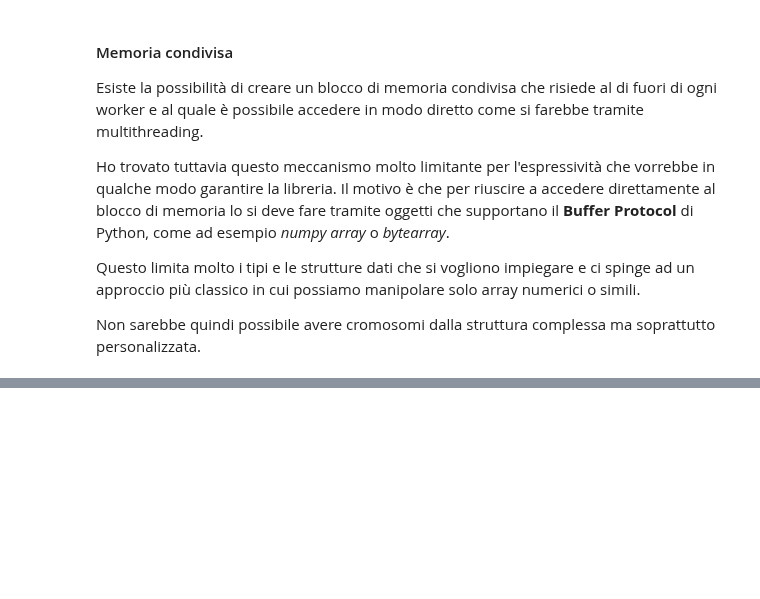
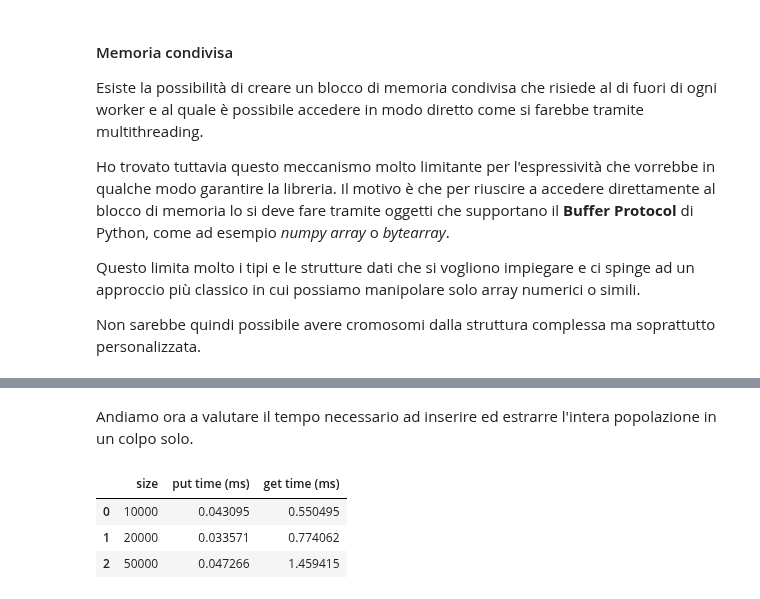
Before and after one commit to FedericoBustaffa/thesis, a Jupyter notebook: src/notebook.ipynb, the cells around one changed output, grey strips where cells are left out. Cells and saved outputs as stored; diff of their text form; code cells hidden in the pictures; blank space fills up the shorter version.

```diff
--- a/src/notebook.ipynb
+++ b/src/notebook.ipynb
@@ -167,0 +154,24 @@ frequente rimane comunque quello medio.
+# %%
+import multiprocessing as mp
+import time
+
+import pandas as pd
+
+dfs = []
+
+buffer = mp.Queue()
+single_timings = {"size": [], "put time (ms)": [], "get time (ms)": []}
+for p, size in zip(populations, population_sizes):
+    for _ in range(size):
+        start = time.perf_counter()
+        buffer.put(chromosome)
+        put_end = time.perf_counter()
+        buffer.get()
+        get_end = time.perf_counter()
+
+        single_timings["size"].append(size)
+        single_timings["put time (ms)"].append((put_end - start) * 1000.0)
+        single_timings["get time (ms)"].append((get_end - put_end) * 1000.0)
+
+single_timings = pd.DataFrame(single_timings)
+single_timings.groupby("size").mean()
@@ -167,0 +195,25 @@ frequente rimane comunque quello medio.
+# %% [markdown]
+Andiamo ora a valutare il tempo necessario ad inserire ed estrarre l'intera
+popolazione in un colpo solo.
+# %%
+assert buffer.empty()
+
+whole_pop_timings = {"size": [], "put time (ms)": [], "get time (ms)": []}
+for pop, size in zip(populations, population_sizes):
+    start = time.perf_counter()
+    buffer.put(pop)
+    put_end = time.perf_counter()
+    buffer.get()
+    get_end = time.perf_counter()
+
+    whole_pop_timings["size"].append(size)
+    whole_pop_timings["put time (ms)"].append((put_end - start) * 1000.0)
+    whole_pop_timings["get time (ms)"].append((get_end - put_end) * 1000.0)
+
+whole_pop_timings = pd.DataFrame(whole_pop_timings)
+whole_pop_timings
+# %% [output]
+|  | size | put time (ms) | get time (ms) |
+| 0 | 10000 | 0.043095 | 0.550495 |
+| 1 | 20000 | 0.033571 | 0.774062 |
+| 2 | 50000 | 0.047266 | 1.459415 |
```
Also changed, not shown: parts of 19 cells of this notebook, 1 other file.
